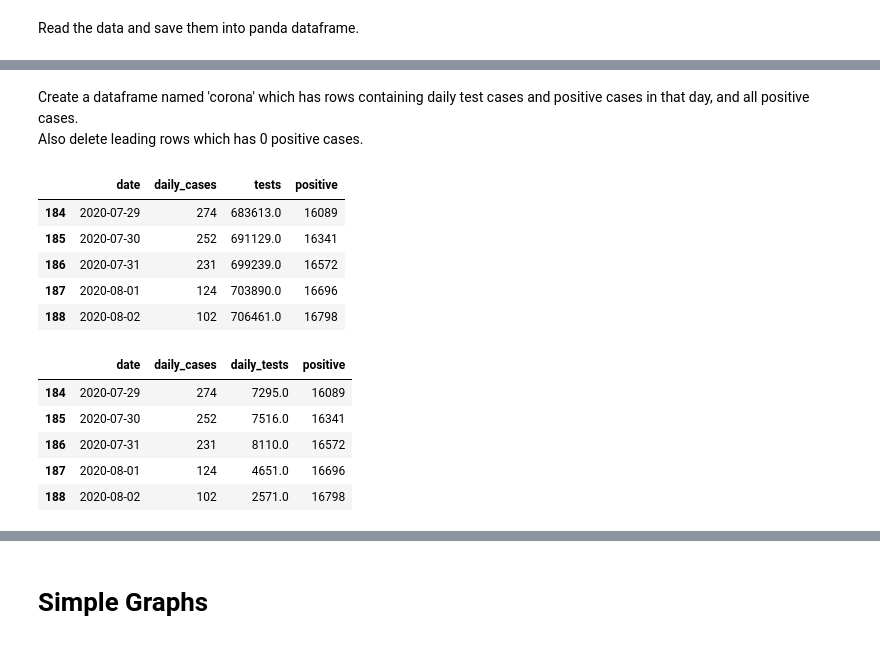
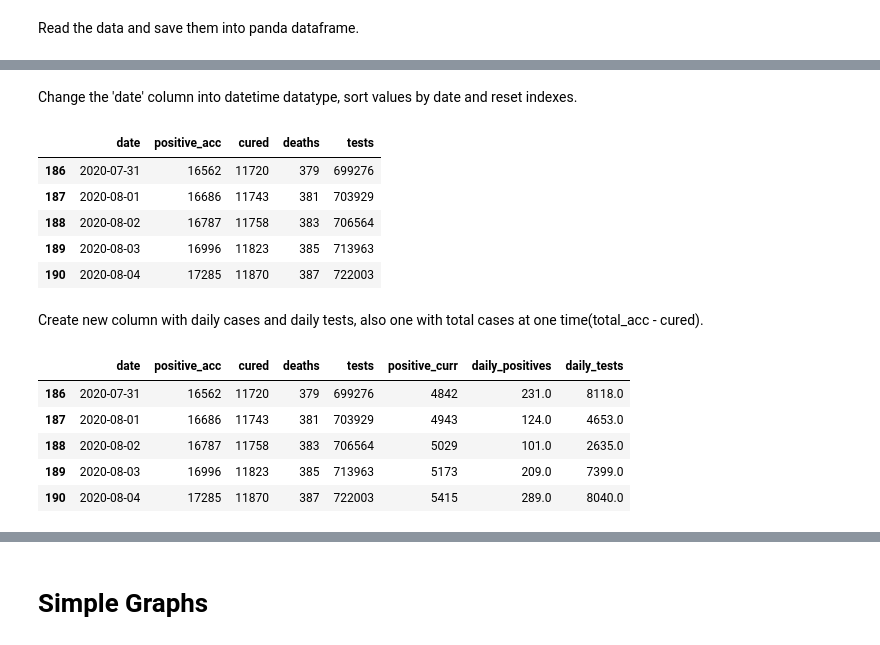
Before and after one commit to Gregofi/corona-czechia, a Jupyter notebook: corona.ipynb, the cells around one changed output, grey strips where cells are left out. Drawn from its saved outputs; the diff is of its cells as text; code cells hidden in the pictures.

```diff
--- a/corona.ipynb
+++ b/corona.ipynb
@@ -3,8 +3,7 @@
 Statistics about coronavirus in Czechia.
 Filip Gregor, 2020
 # %%
-tests = "https://onemocneni-aktualne.mzcr.cz/api/v1/covid-19/testy.csv"
-cases = "https://onemocneni-aktualne.mzcr.cz/api/v1/covid-19/nakaza.csv"
-patients = "https://onemocneni-aktualne.mzcr.cz/api/v1/covid-19/osoby.csv"
+tests = "https://onemocneni-aktualne.mzcr.cz/api/v2/covid-19/nakazeni-vyleceni-umrti-testy.csv"
+daily_cases = "https://onemocneni-aktualne.mzcr.cz/api/v2/covid-19/kraj-okres-nakazeni-vyleceni-umrti.csv"
 # %% [markdown]
 Import python libraries
@@ -13,12 +15,14 @@ import pandas as pd
 # %% [markdown]
 Read the data and save them into panda dataframe.
 # %%
-df_tests = pd.read_csv(tests)
+corona = pd.read_csv(tests)
 # Translate column headers into english.
-df_tests = df_tests.rename({
+corona = corona.rename({
     'datum' : 'date',
-    'testy_den' : 'daily_tests',
-    'testy_celkem' : 'all_time_tests'
+    'kumulativni_pocet_nakazenych' : 'positive_acc',
+    'kumulativni_pocet_vylecenych' : 'cured',
+    'kumulativni_pocet_umrti' : 'deaths',
+    'kumulativni_pocet_testu' : 'tests',
 }, axis = 1)
-df_tests.tail()
+corona.head()
 # %% [output]
@@ -46,35 +35,31 @@ df_cases.tail()
-# %% [markdown]
-Create a dataframe named 'corona' which has rows containing daily test cases and positive cases in that day, and all positive cases.
-Also delete leading rows which has 0 positive cases.
-# %%
-corona = pd.DataFrame(data = {
-    'date' : df_cases.date,
-    'daily_cases' : df_cases.daily_cases,
-    'tests' : df_tests.all_time_tests,
-    'positive' : df_cases.positive,
-})
-corona = corona[:-1]
-# Last row often has missing values in df_tests, so just remove it.
-corona.tail()
-# %% [output]
-|  | date | daily_cases | tests | positive |
-| 184 | 2020-07-29 | 274 | 683613.0 | 16089 |
-| 185 | 2020-07-30 | 252 | 691129.0 | 16341 |
-| 186 | 2020-07-31 | 231 | 699239.0 | 16572 |
-| 187 | 2020-08-01 | 124 | 703890.0 | 16696 |
-| 188 | 2020-08-02 | 102 | 706461.0 | 16798 |
+# %% [markdown]
+Change the 'date' column into datetime datatype, sort values by date and reset indexes.
 # %%
 # Convert date to datetype
 corona['date'] = pd.to_datetime(corona['date'], format='%Y-%m-%d')
 # Sort values by date and reset indexes
 corona.sort_values('date')
-corona.reset_index(drop=True)
+corona = corona.reset_index(drop=True)
 corona.tail()
 # %% [output]
-|  | date | daily_cases | daily_tests | positive |
-| 184 | 2020-07-29 | 274 | 7295.0 | 16089 |
-| 185 | 2020-07-30 | 252 | 7516.0 | 16341 |
-| 186 | 2020-07-31 | 231 | 8110.0 | 16572 |
-| 187 | 2020-08-01 | 124 | 4651.0 | 16696 |
-| 188 | 2020-08-02 | 102 | 2571.0 | 16798 |
+|  | date | positive_acc | cured | deaths | tests |
+| 186 | 2020-07-31 | 16562 | 11720 | 379 | 699276 |
+| 187 | 2020-08-01 | 16686 | 11743 | 381 | 703929 |
+| 188 | 2020-08-02 | 16787 | 11758 | 383 | 706564 |
+| 189 | 2020-08-03 | 16996 | 11823 | 385 | 713963 |
+| 190 | 2020-08-04 | 17285 | 11870 | 387 | 722003 |
+# %% [markdown]
+Create new column with daily cases and daily tests, also one with total cases at one time(total_acc - cured).
+# %%
+corona['positive_curr'] = corona['positive_acc'] - corona['cured']
+corona['daily_positives'] = corona['positive_acc'] - corona['positive_acc'].shift(1)
+corona['daily_tests'] = corona['tests'] - corona['tests'].shift(1)
+corona.tail()
+# %% [output]
+|  | date | positive_acc | cured | deaths | tests | positive_curr | daily_positives | daily_tests |
+| 186 | 2020-07-31 | 16562 | 11720 | 379 | 699276 | 4842 | 231.0 | 8118.0 |
+| 187 | 2020-08-01 | 16686 | 11743 | 381 | 703929 | 4943 | 124.0 | 4653.0 |
+| 188 | 2020-08-02 | 16787 | 11758 | 383 | 706564 | 5029 | 101.0 | 2635.0 |
+| 189 | 2020-08-03 | 16996 | 11823 | 385 | 713963 | 5173 | 209.0 | 7399.0 |
+| 190 | 2020-08-04 | 17285 | 11870 | 387 | 722003 | 5415 | 289.0 | 8040.0 |
 # %%
```
Also changed, not shown: parts of 13 cells of this notebook.
